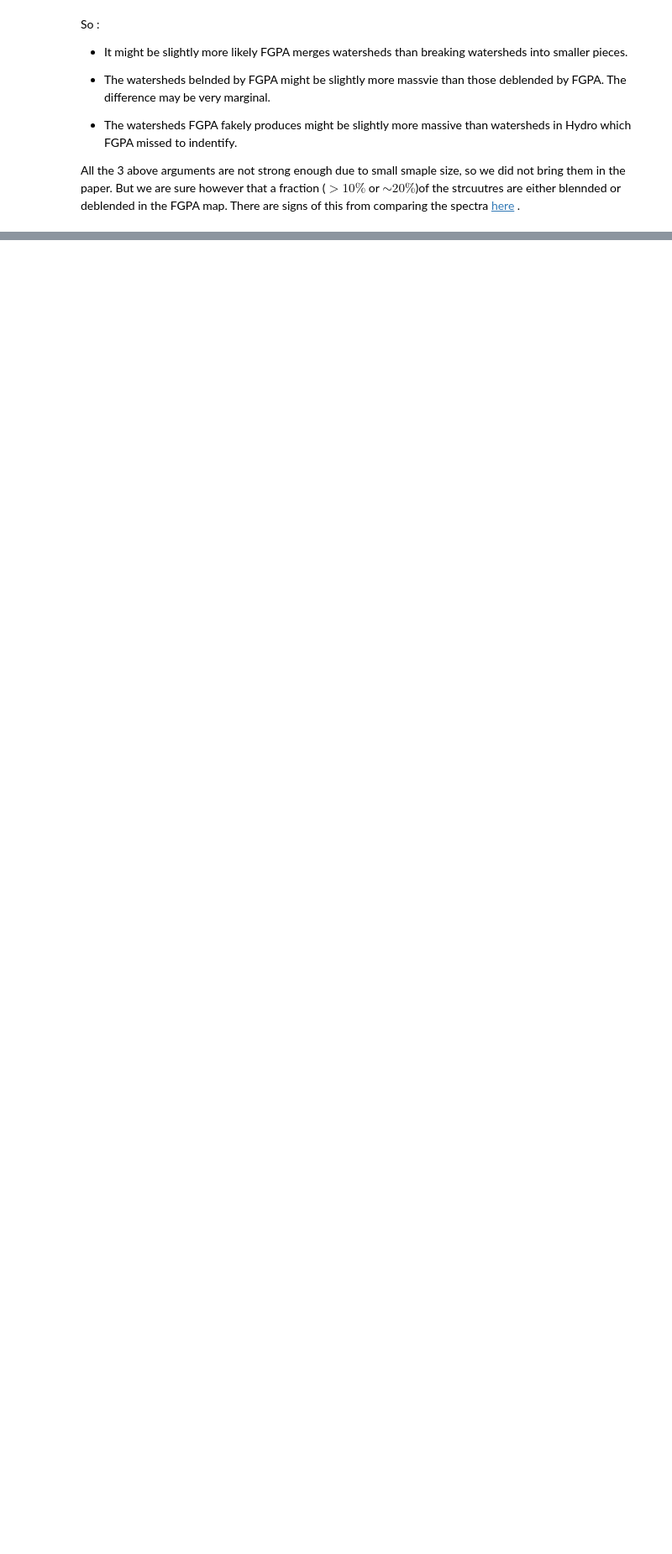
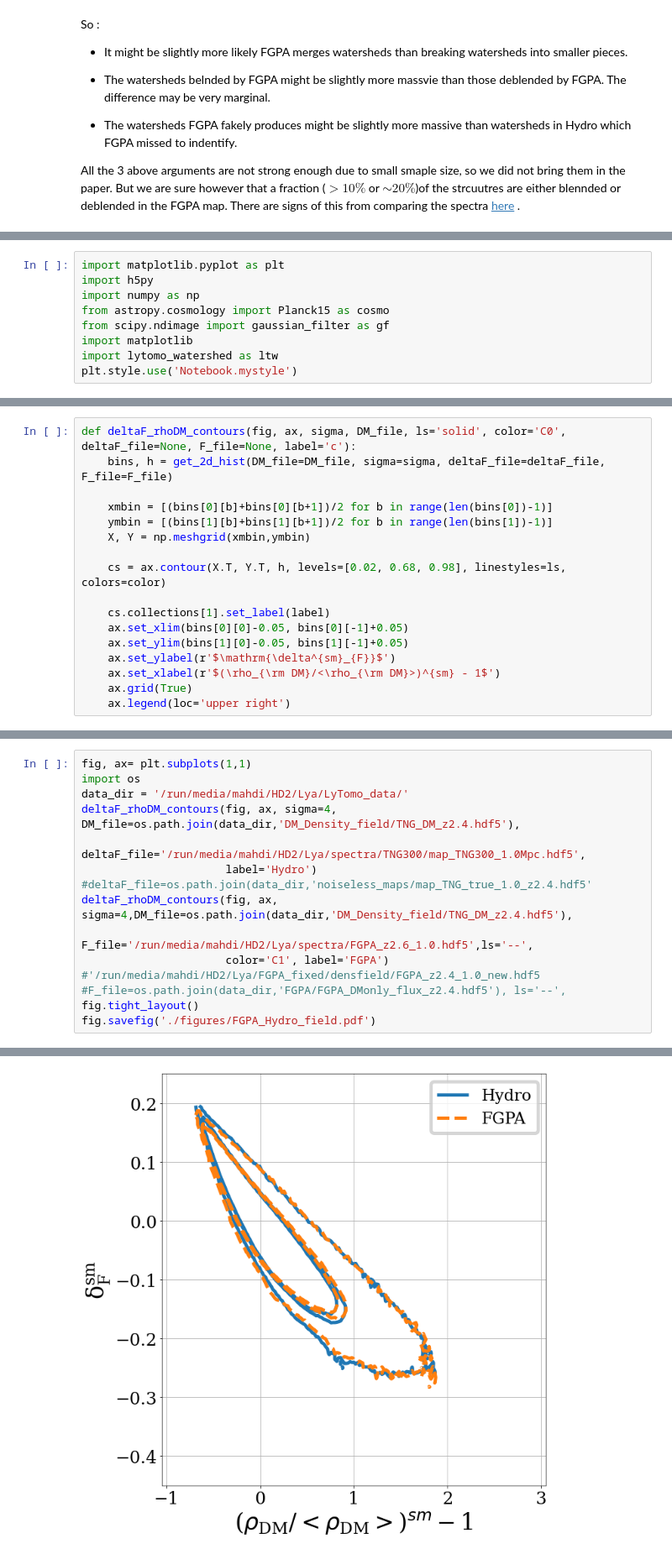
Before and after one commit to qezlou/LyTomo_Watershed, a Jupyter notebook: FGPA_Hydro.ipynb, the cells around one changed output, grey strips where cells are left out. Shown at 84% size. Cells and saved outputs as stored; diff of their text form; blank space fills up the shorter version.

```diff
--- a/FGPA_Hydro.ipynb
+++ b/FGPA_Hydro.ipynb
@@ -617,0 +624,9 @@ All the 3 above arguments are not strong enough due to small smaple size, so we
+# %%
+import matplotlib.pyplot as plt
+import h5py
+import numpy as np
+from astropy.cosmology import Planck15 as cosmo
+from scipy.ndimage import gaussian_filter as gf
+import matplotlib
+import lytomo_watershed as ltw
+plt.style.use('Notebook.mystyle')
@@ -617,0 +689,17 @@ All the 3 above arguments are not strong enough due to small smaple size, so we
+# %%
+def deltaF_rhoDM_contours(fig, ax, sigma, DM_file, ls='solid', color='C0', deltaF_file=None, F_file=None, label='c'):
+    bins, h = get_2d_hist(DM_file=DM_file, sigma=sigma, deltaF_file=deltaF_file, F_file=F_file)
+
+    xmbin = [(bins[0][b]+bins[0][b+1])/2 for b in range(len(bins[0])-1)]
+    ymbin = [(bins[1][b]+bins[1][b+1])/2 for b in range(len(bins[1])-1)]
+    X, Y = np.meshgrid(xmbin,ymbin)
+
+    cs = ax.contour(X.T, Y.T, h, levels=[0.02, 0.68, 0.98], linestyles=ls, colors=color)
+
+    cs.collections[1].set_label(label)
+    ax.set_xlim(bins[0][0]-0.05, bins[0][-1]+0.05)
+    ax.set_ylim(bins[1][0]-0.05, bins[1][-1]+0.05)
+    ax.set_ylabel(r'$\mathrm{\delta^{sm}_{F}}$')
+    ax.set_xlabel(r'$(\rho_{\rm DM}/<\rho_{\rm DM}>)^{sm} - 1$')
+    ax.grid(True)
+    ax.legend(loc='upper right')
@@ -617,0 +708,16 @@ All the 3 above arguments are not strong enough due to small smaple size, so we
+# %%
+fig, ax= plt.subplots(1,1)
+import os
+data_dir = '/run/media/mahdi/HD2/Lya/LyTomo_data/'
+deltaF_rhoDM_contours(fig, ax, sigma=4, DM_file=os.path.join(data_dir,'DM_Density_field/TNG_DM_z2.4.hdf5'),
+                      deltaF_file='/run/media/mahdi/HD2/Lya/spectra/TNG300/map_TNG300_1.0Mpc.hdf5',
+                      label='Hydro')
+#deltaF_file=os.path.join(data_dir,'noiseless_maps/map_TNG_true_1.0_z2.4.hdf5'
+deltaF_rhoDM_contours(fig, ax, sigma=4,DM_file=os.path.join(data_dir,'DM_Density_field/TNG_DM_z2.4.hdf5'),
+                      F_file='/run/media/mahdi/HD2/Lya/spectra/FGPA_z2.6_1.0.hdf5',ls='--',
+                      color='C1', label='FGPA')
+#'/run/media/mahdi/HD2/Lya/FGPA_fixed/densfield/FGPA_z2.4_1.0_new.hdf5
+#F_file=os.path.join(data_dir,'FGPA/FGPA_DMonly_flux_z2.4.hdf5'), ls='--',
+fig.tight_layout()
+fig.savefig('./figures/FGPA_Hydro_field.pdf')
+# %% [output]
@@ -617,0 +728 @@ All the 3 above arguments are not strong enough due to small smaple size, so we
+[figure, added]
```
Also changed, not shown: parts of 16 cells of this notebook, 32 other files.
